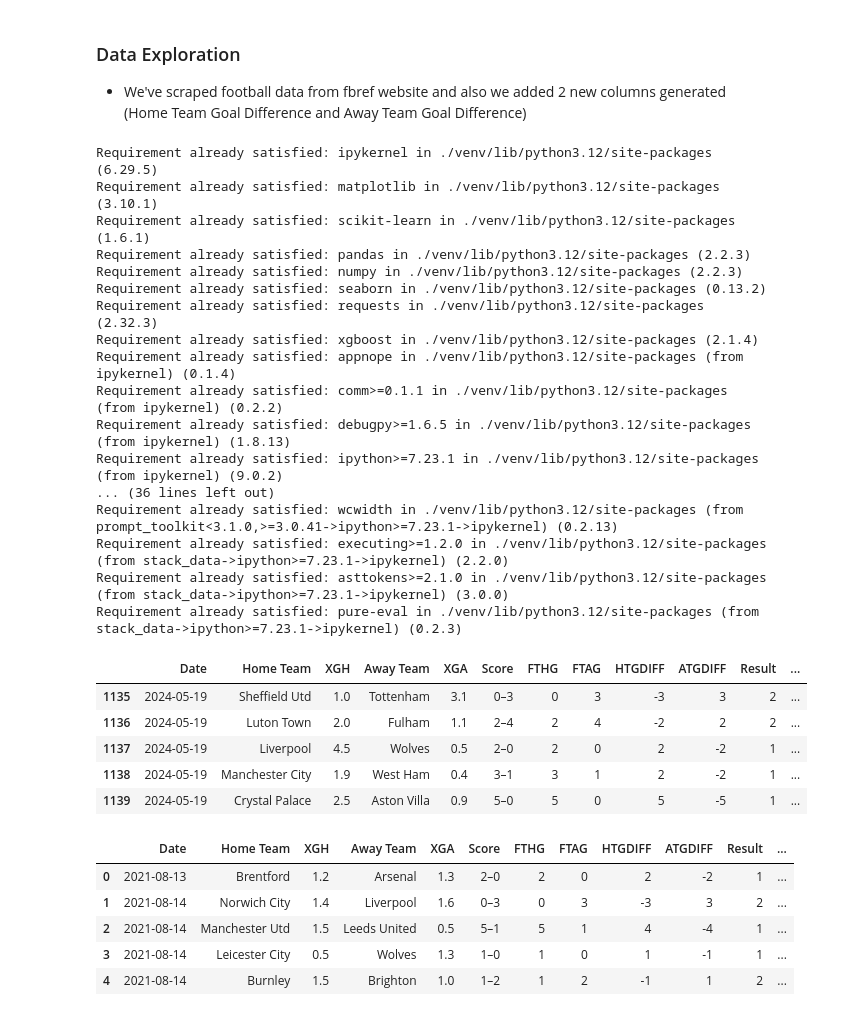
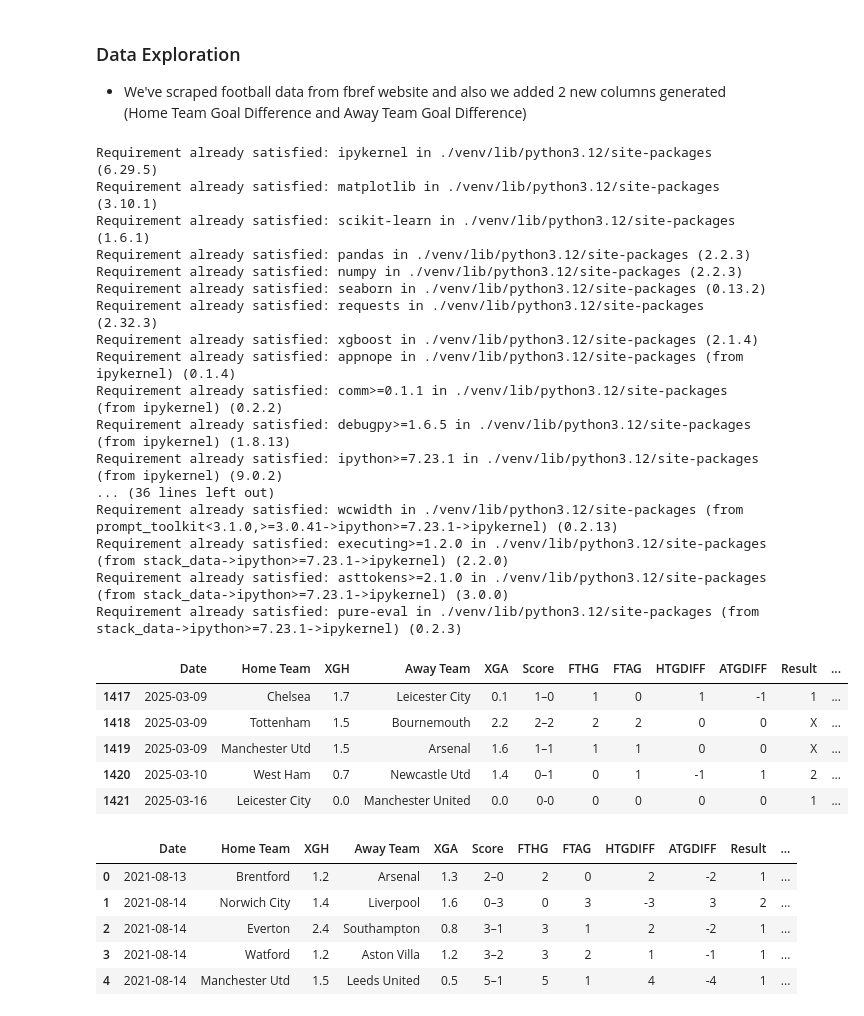
Before and after one commit to FlorinMariusDrilea/random-forest-learning, a Jupyter notebook: random-forest-learning.ipynb, the cells around one changed output. Saved outputs shown, nothing was run; the diff lists cells and outputs as text; code cells hidden in the pictures.

```diff
--- a/random-forest-learning.ipynb
+++ b/random-forest-learning.ipynb
@@ -13,7 +13,7 @@ from sklearn.preprocessing import StandardScaler
 from xgboost import XGBClassifier
 
 # List of csv files (datasets)
-csv_files = ['matches-2023-2024.csv', 'matches-2022-2023.csv', 'matches-2021-2022.csv']
+csv_files = ['matches-2023-2024.csv', 'matches-2022-2023.csv', 'matches-2021-2022.csv', 'matches-2024-2025.csv']
 
 df_list = [pd.read_csv(file) for file in csv_files]
 matches = pd.concat(df_list, ignore_index=True)
@@ -21,47 +21,47 @@ matches = pd.concat(df_list, ignore_index=True)
 
 df = matches.copy()
 
 # Convert Date to datetime
 df["Date"] = pd.to_datetime(df["Date"])
 
 # Sort dataframe by Date in ascending order
 df = df.sort_values(by="Date").reset_index(drop=True)
 df.drop(columns=['Time'], inplace=True)
 
 df.tail()
 # %% [output]
 Requirement already satisfied: ipykernel in ./venv/lib/python3.12/site-packages (6.29.5)
 Requirement already satisfied: matplotlib in ./venv/lib/python3.12/site-packages (3.10.1)
 Requirement already satisfied: scikit-learn in ./venv/lib/python3.12/site-packages (1.6.1)
 Requirement already satisfied: pandas in ./venv/lib/python3.12/site-packages (2.2.3)
 Requirement already satisfied: numpy in ./venv/lib/python3.12/site-packages (2.2.3)
 Requirement already satisfied: seaborn in ./venv/lib/python3.12/site-packages (0.13.2)
 Requirement already satisfied: requests in ./venv/lib/python3.12/site-packages (2.32.3)
 Requirement already satisfied: xgboost in ./venv/lib/python3.12/site-packages (2.1.4)
 Requirement already satisfied: appnope in ./venv/lib/python3.12/site-packages (from ipykernel) (0.1.4)
 Requirement already satisfied: comm>=0.1.1 in ./venv/lib/python3.12/site-packages (from ipykernel) (0.2.2)
 Requirement already satisfied: debugpy>=1.6.5 in ./venv/lib/python3.12/site-packages (from ipykernel) (1.8.13)
 Requirement already satisfied: ipython>=7.23.1 in ./venv/lib/python3.12/site-packages (from ipykernel) (9.0.2)
 ... (36 lines left out)
 Requirement already satisfied: wcwidth in ./venv/lib/python3.12/site-packages (from prompt_toolkit<3.1.0,>=3.0.41->ipython>=7.23.1->ipykernel) (0.2.13)
 Requirement already satisfied: executing>=1.2.0 in ./venv/lib/python3.12/site-packages (from stack_data->ipython>=7.23.1->ipykernel) (2.2.0)
 Requirement already satisfied: asttokens>=2.1.0 in ./venv/lib/python3.12/site-packages (from stack_data->ipython>=7.23.1->ipykernel) (3.0.0)
 Requirement already satisfied: pure-eval in ./venv/lib/python3.12/site-packages (from stack_data->ipython>=7.23.1->ipykernel) (0.2.3)
 |  | Date | Home Team | XGH | Away Team | XGA | Score | FTHG | FTAG | HTGDIFF | ATGDIFF | Result | ... |
-| 1135 | 2024-05-19 | Sheffield Utd | 1.0 | Tottenham | 3.1 | 0–3 | 0 | 3 | -3 | 3 | 2 | ... |
-| 1136 | 2024-05-19 | Luton Town | 2.0 | Fulham | 1.1 | 2–4 | 2 | 4 | -2 | 2 | 2 | ... |
-| 1137 | 2024-05-19 | Liverpool | 4.5 | Wolves | 0.5 | 2–0 | 2 | 0 | 2 | -2 | 1 | ... |
-| 1138 | 2024-05-19 | Manchester City | 1.9 | West Ham | 0.4 | 3–1 | 3 | 1 | 2 | -2 | 1 | ... |
-| 1139 | 2024-05-19 | Crystal Palace | 2.5 | Aston Villa | 0.9 | 5–0 | 5 | 0 | 5 | -5 | 1 | ... |
+| 1417 | 2025-03-09 | Chelsea | 1.7 | Leicester City | 0.1 | 1–0 | 1 | 0 | 1 | -1 | 1 | ... |
+| 1418 | 2025-03-09 | Tottenham | 1.5 | Bournemouth | 2.2 | 2–2 | 2 | 2 | 0 | 0 | X | ... |
+| 1419 | 2025-03-09 | Manchester Utd | 1.5 | Arsenal | 1.6 | 1–1 | 1 | 1 | 0 | 0 | X | ... |
+| 1420 | 2025-03-10 | West Ham | 0.7 | Newcastle Utd | 1.4 | 0–1 | 0 | 1 | -1 | 1 | 2 | ... |
+| 1421 | 2025-03-16 | Leicester City | 0.0 | Manchester United | 0.0 | 0-0 | 0 | 0 | 0 | 0 | 1 | ... |
 # %%
 df.head()
 # %% [output]
 |  | Date | Home Team | XGH | Away Team | XGA | Score | FTHG | FTAG | HTGDIFF | ATGDIFF | Result | ... |
 | 0 | 2021-08-13 | Brentford | 1.2 | Arsenal | 1.3 | 2–0 | 2 | 0 | 2 | -2 | 1 | ... |
 | 1 | 2021-08-14 | Norwich City | 1.4 | Liverpool | 1.6 | 0–3 | 0 | 3 | -3 | 3 | 2 | ... |
-| 2 | 2021-08-14 | Manchester Utd | 1.5 | Leeds United | 0.5 | 5–1 | 5 | 1 | 4 | -4 | 1 | ... |
-| 3 | 2021-08-14 | Leicester City | 0.5 | Wolves | 1.3 | 1–0 | 1 | 0 | 1 | -1 | 1 | ... |
-| 4 | 2021-08-14 | Burnley | 1.5 | Brighton | 1.0 | 1–2 | 1 | 2 | -1 | 1 | 2 | ... |
+| 2 | 2021-08-14 | Everton | 2.4 | Southampton | 0.8 | 3–1 | 3 | 1 | 2 | -2 | 1 | ... |
+| 3 | 2021-08-14 | Watford | 1.2 | Aston Villa | 1.2 | 3–2 | 3 | 2 | 1 | -1 | 1 | ... |
+| 4 | 2021-08-14 | Manchester Utd | 1.5 | Leeds United | 0.5 | 5–1 | 5 | 1 | 4 | -4 | 1 | ... |
 # %%
 # Function to calculate average goal difference for home and away teams
 def avg_stats(df, avg_xg_col, team, xg_col, matches):
```
Also changed, not shown: parts of 12 cells of this notebook, 5 other files.
